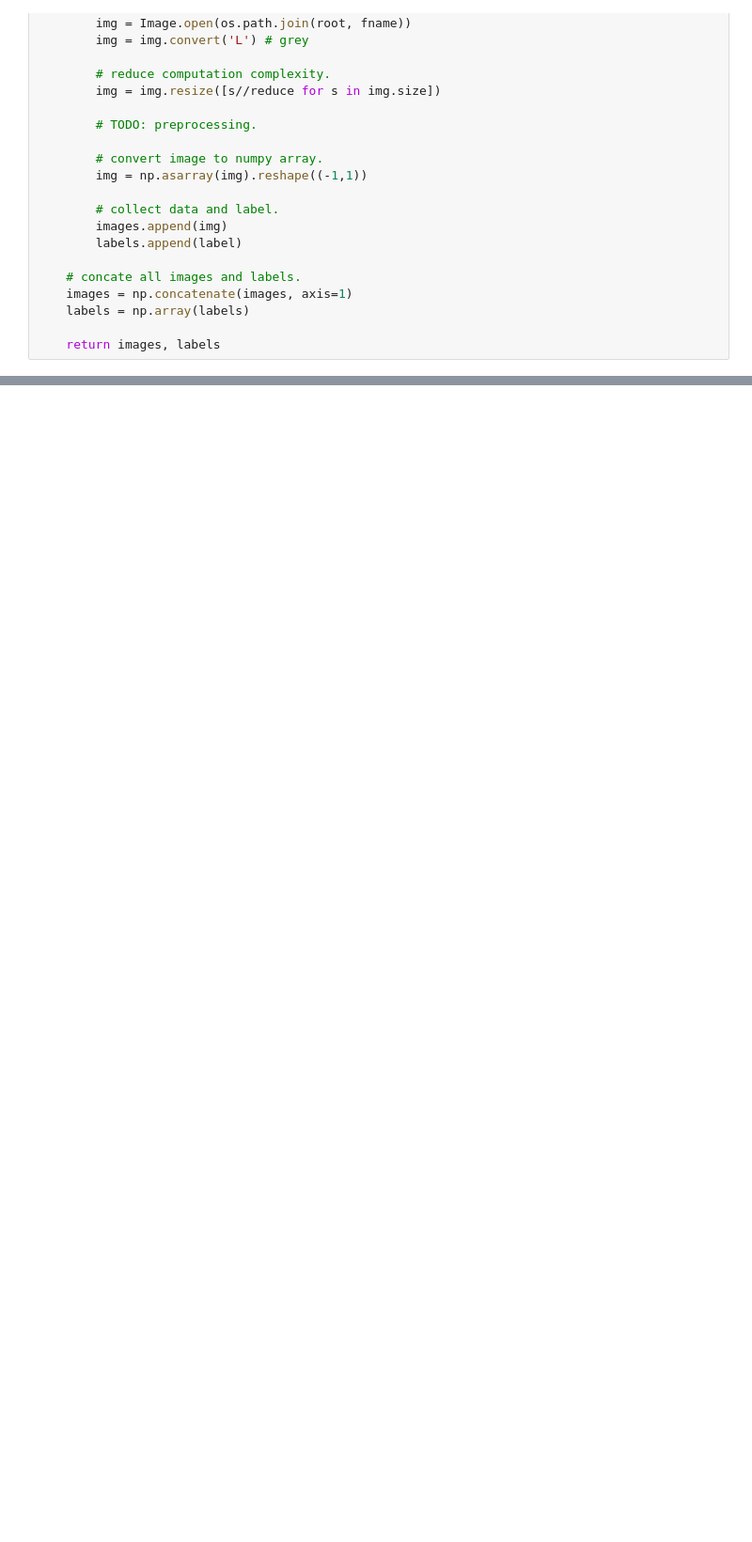
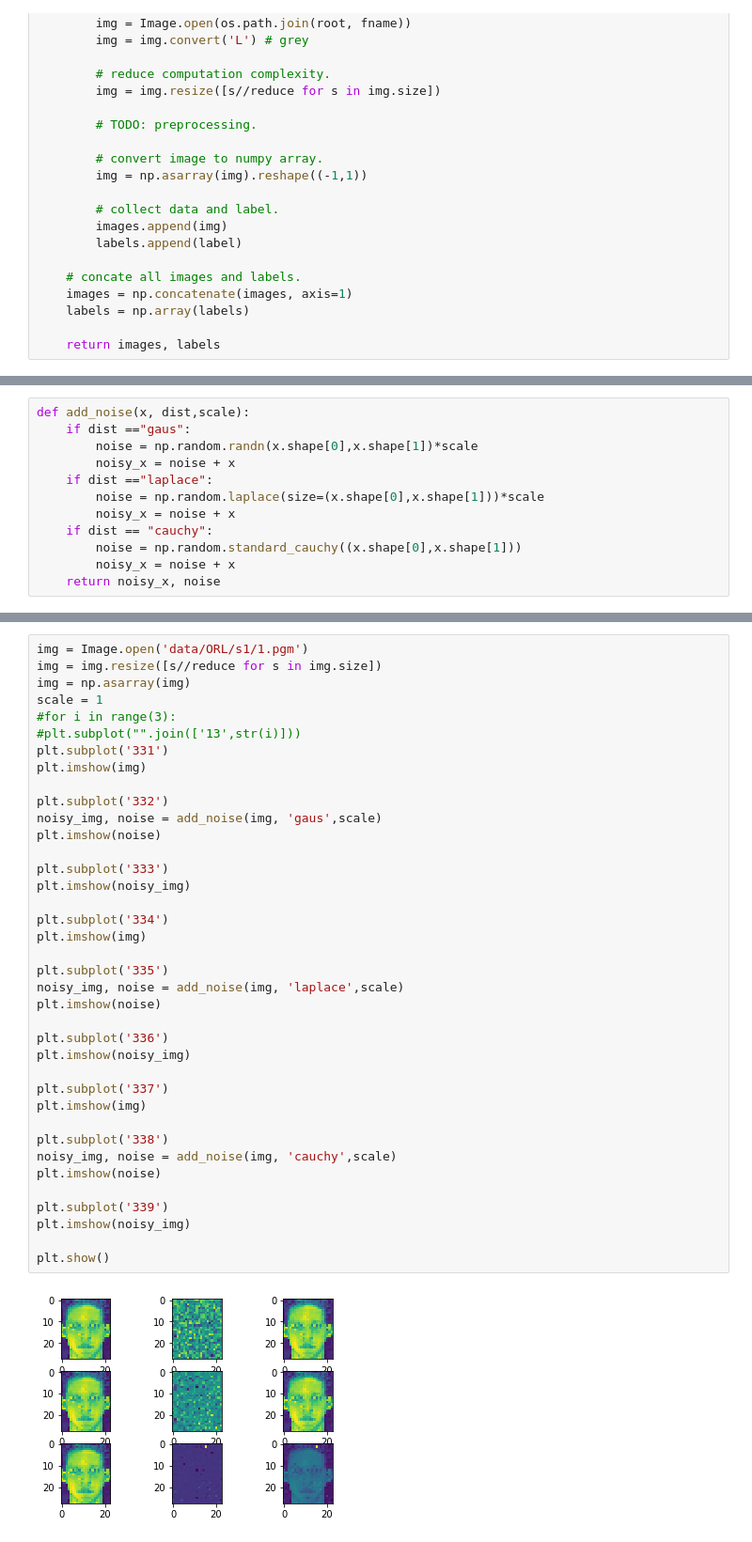
Before and after one commit to Zoey1208/Ice-Cream, a Jupyter notebook: proto.ipynb, the cells around one changed output, grey strips where cells are left out. Shown: that part at 94% size. Cells and saved outputs as stored; diff of their text form; blank space fills up the shorter version.

```diff
--- a/proto.ipynb
+++ b/proto.ipynb
@@ -96,0 +271,12 @@ img_size
+# %%
+def add_noise(x, dist,scale):
+    if dist =="gaus":
+        noise = np.random.randn(x.shape[0],x.shape[1])*scale
+        noisy_x = noise + x
+    if dist =="laplace":
+        noise = np.random.laplace(size=(x.shape[0],x.shape[1]))*scale
+        noisy_x = noise + x
+    if dist == "cauchy":
+        noise = np.random.standard_cauchy((x.shape[0],x.shape[1]))
+        noisy_x = noise + x
+    return noisy_x, noise
@@ -96,0 +327,40 @@ img_size
+# %%
+img = Image.open('data/ORL/s1/1.pgm')
+img = img.resize([s//reduce for s in img.size])
+img = np.asarray(img)
+scale = 1
+#for i in range(3):
+#plt.subplot("".join(['13',str(i)]))
+plt.subplot('331')
+plt.imshow(img)
+
+plt.subplot('332')
+noisy_img, noise = add_noise(img, 'gaus',scale)
+plt.imshow(noise)
+
+plt.subplot('333')
+plt.imshow(noisy_img)
+
+plt.subplot('334')
+plt.imshow(img)
+
+plt.subplot('335')
+noisy_img, noise = add_noise(img, 'laplace',scale)
+plt.imshow(noise)
+
+plt.subplot('336')
+plt.imshow(noisy_img)
+
+plt.subplot('337')
+plt.imshow(img)
+
+plt.subplot('338')
+noisy_img, noise = add_noise(img, 'cauchy',scale)
+plt.imshow(noise)
+
+plt.subplot('339')
+plt.imshow(noisy_img)
+
+plt.show()
+# %% [output]
+[figure, added]
```
Also changed, not shown: parts of 29 cells of this notebook, 1 other file.
